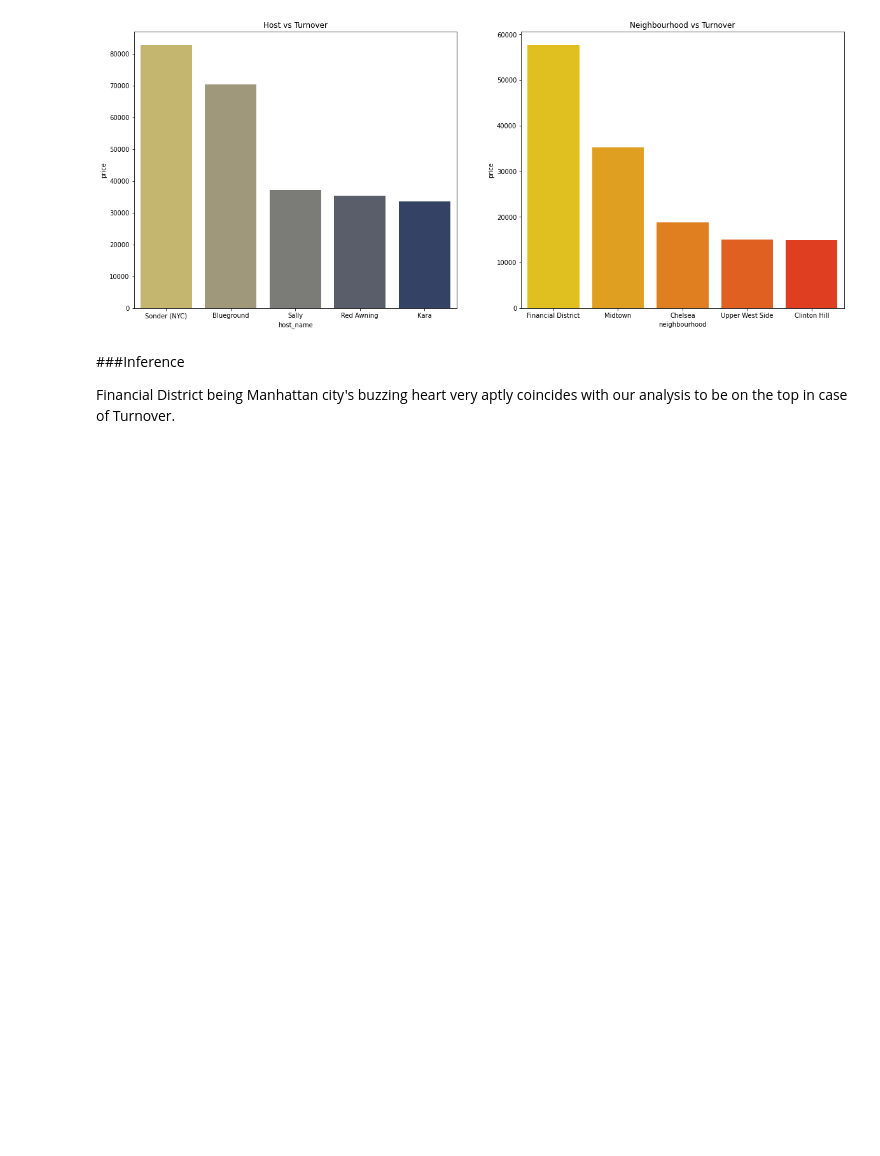
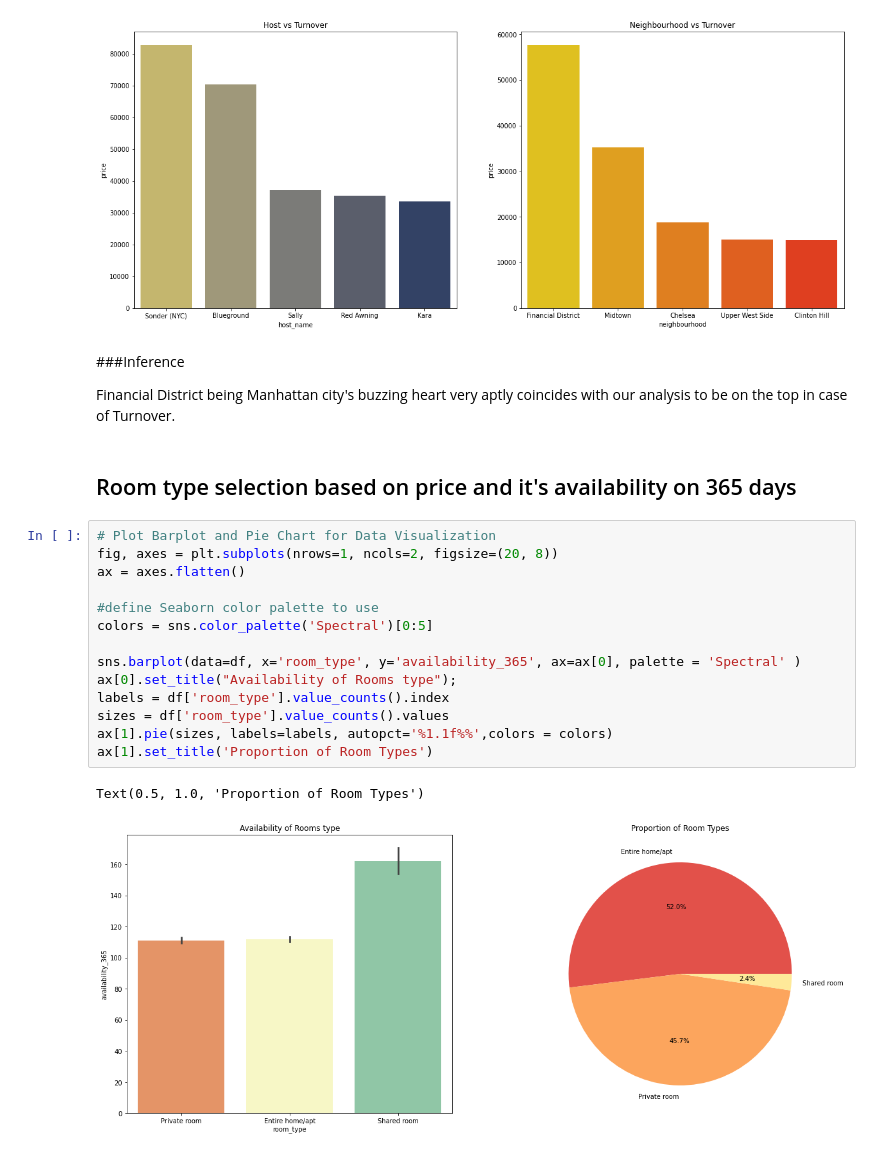
Before and after one commit to pasayat-siddhartha/Capstone_Project01_EDA_Airbnb_Booking_Analysis, a Jupyter notebook: SP_Airbnb_Bookings_Analysis_Capstone_Project.ipynb, the cells around one changed output. Drawn from its saved outputs; the diff is of its cells as text; blank space fills up the shorter version.

```diff
--- a/SP_Airbnb_Bookings_Analysis_Capstone_Project.ipynb
+++ b/SP_Airbnb_Bookings_Analysis_Capstone_Project.ipynb
@@ -296,3 +296,22 @@ sns.barplot(x='neighbourhood', y='price', data = top_host_neighbourhood.head(),
 ###Inference
 
 Financial District being Manhattan city's buzzing heart very aptly coincides with our analysis to be on the top in case of Turnover.
+# %% [markdown]
+## Room type selection based on price and it's availability on 365 days
+# %%
+# Plot Barplot and Pie Chart for Data Visualization
+fig, axes = plt.subplots(nrows=1, ncols=2, figsize=(20, 8))
+ax = axes.flatten()
+
+#define Seaborn color palette to use
+colors = sns.color_palette('Spectral')[0:5]
+
+sns.barplot(data=df, x='room_type', y='availability_365', ax=ax[0], palette = 'Spectral' )
+ax[0].set_title("Availability of Rooms type");
+labels = df['room_type'].value_counts().index
+sizes = df['room_type'].value_counts().values
+ax[1].pie(sizes, labels=labels, autopct='%1.1f%%',colors = colors)
+ax[1].set_title('Proportion of Room Types')
+# %% [output]
+Text(0.5, 1.0, 'Proportion of Room Types')
+[figure, added]
```
Also changed, not shown: parts of 5 cells of this notebook.
